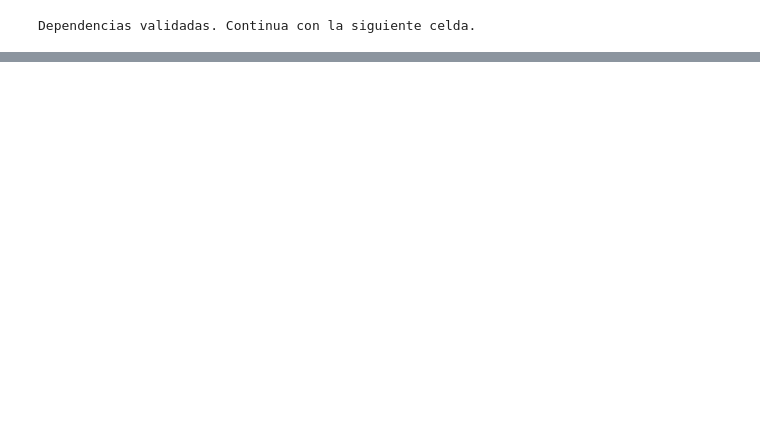
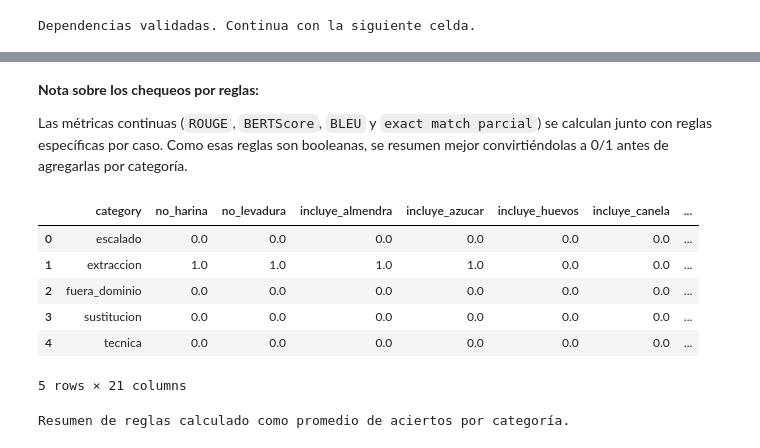
Before and after one commit to xabierlosa/ProyectoPLN, a Jupyter notebook: notebooks/rag_mvp.ipynb, the cells around one changed output, grey strips where cells are left out. Drawn from its saved outputs; the diff is of its cells as text; code cells hidden in the pictures; blank space fills up the shorter version.

```diff
--- a/notebooks/rag_mvp.ipynb
+++ b/notebooks/rag_mvp.ipynb
@@ -200,0 +919,52 @@ Con las semillas de amapola puedes realizar varios tipos de preparaciones:
+# %% [markdown]
+**Nota sobre los chequeos por reglas:**
+
+Las métricas continuas (`ROUGE`, `BERTScore`, `BLEU` y `exact match parcial`) se calculan junto con reglas específicas por caso. Como esas reglas son booleanas, se resumen mejor convirtiéndolas a 0/1 antes de agregarlas por categoría.
+# %%
+from pathlib import Path
+import json
+
+import pandas as pd
+
+AUTO_EVAL_PATH = OUT_DIR / "generation_auto_metrics.json"
+
+if "metrics_df" not in globals():
+    with AUTO_EVAL_PATH.open("r", encoding="utf-8") as handle:
+        metric_rows = json.load(handle)
+    metrics_df = pd.DataFrame(metric_rows)
+
+rule_cols = [
+    col
+    for col in metrics_df.columns
+    if col
+    not in {
+        "id",
+        "category",
+        "query",
+        "rouge1_f",
+        "rouge2_f",
+        "rougeL_f",
+        "bert_precision",
+        "bert_recall",
+        "bert_f1",
+        "bleu",
+        "partial_exact_match",
+    }
+]
+
+rule_summary = metrics_df[["category", *rule_cols]].copy()
+for col in rule_cols:
+    rule_summary[col] = rule_summary[col].fillna(False).astype(int)
+
+rule_summary = rule_summary.groupby("category")[rule_cols].mean().reset_index()
+display(rule_summary)
+print("Resumen de reglas calculado como promedio de aciertos por categoría.")
+# %% [output]
+|  | category | no_harina | no_levadura | incluye_almendra | incluye_azucar | incluye_huevos | incluye_canela | ... |
+| 0 | escalado | 0.0 | 0.0 | 0.0 | 0.0 | 0.0 | 0.0 | ... |
+| 1 | extraccion | 1.0 | 1.0 | 1.0 | 1.0 | 0.0 | 0.0 | ... |
+| 2 | fuera_dominio | 0.0 | 0.0 | 0.0 | 0.0 | 0.0 | 0.0 | ... |
+| 3 | sustitucion | 0.0 | 0.0 | 0.0 | 0.0 | 0.0 | 0.0 | ... |
+| 4 | tecnica | 0.0 | 0.0 | 0.0 | 0.0 | 0.0 | 0.0 | ... |
+5 rows × 21 columns
+Resumen de reglas calculado como promedio de aciertos por categoría.
```
Also changed, not shown: parts of 11 cells of this notebook, 1 other file.
